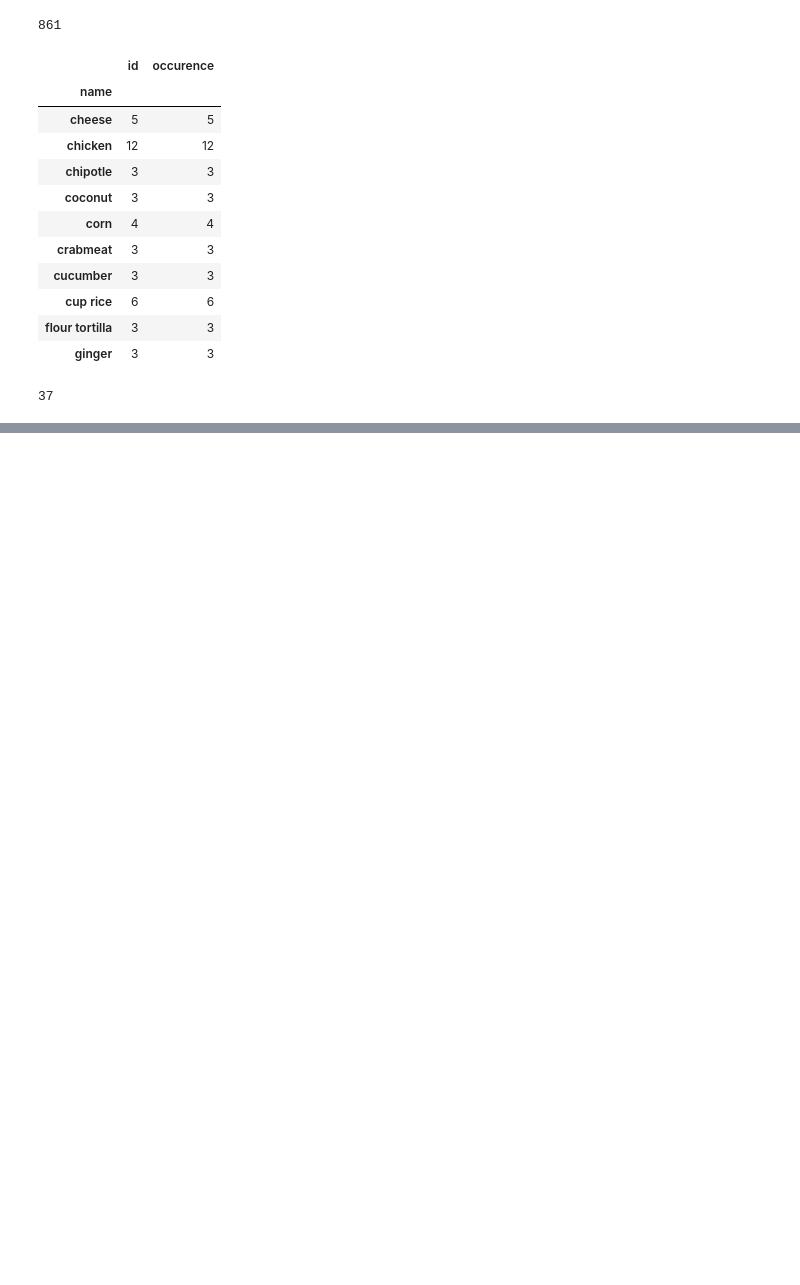
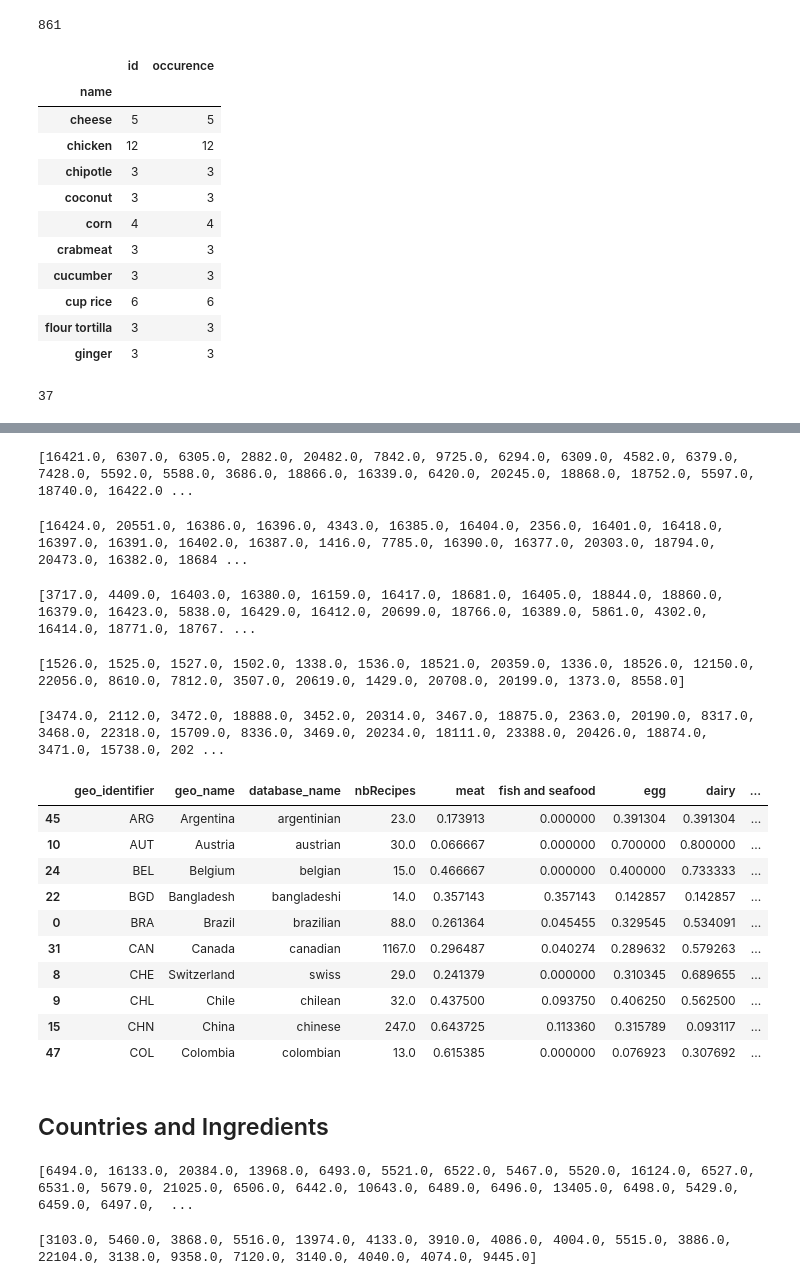
Before and after one commit to Rivollet/ADAProject, a Jupyter notebook: data-analysis/Ingredient_labelization.ipynb, the cells around one changed output, grey strips where cells are left out. Cells and saved outputs as stored; diff of their text form; code cells hidden in the pictures; blank space fills up the shorter version.

```diff
--- a/data-analysis/Ingredient_labelization.ipynb
+++ b/data-analysis/Ingredient_labelization.ipynb
@@ -299,0 +367,2 @@ df_countries.sort_index()
+# %%
+df_countries_and_types = df_countries.copy()
@@ -299,0 +397,36 @@ df_countries.sort_index()
+# %%
+fill_dataFrame_countries_ingredient_type(df_countries_and_types, df_ingredients, 'condiment')
+# %% [output]
+[16421.0, 6307.0, 6305.0, 2882.0, 20482.0, 7842.0, 9725.0, 6294.0, 6309.0, 4582.0, 6379.0, 7428.0, 5592.0, 5588.0, 3686.0, 18866.0, 16339.0, 6420.0, 20245.0, 18868.0, 18752.0, 5597.0, 18740.0, 16422.0 ...
+# %%
+fill_dataFrame_countries_ingredient_type(df_countries_and_types, df_ingredients, 'spicies')
+# %% [output]
+[16424.0, 20551.0, 16386.0, 16396.0, 4343.0, 16385.0, 16404.0, 2356.0, 16401.0, 16418.0, 16397.0, 16391.0, 16402.0, 16387.0, 1416.0, 7785.0, 16390.0, 16377.0, 20303.0, 18794.0, 20473.0, 16382.0, 18684 ...
+# %%
+fill_dataFrame_countries_ingredient_type(df_countries_and_types, df_ingredients, 'herbs')
+# %% [output]
+[3717.0, 4409.0, 16403.0, 16380.0, 16159.0, 16417.0, 18681.0, 16405.0, 18844.0, 18860.0, 16379.0, 16423.0, 5838.0, 16429.0, 16412.0, 20699.0, 18766.0, 16389.0, 5861.0, 4302.0, 16414.0, 18771.0, 18767. ...
+# %%
+fill_dataFrame_countries_ingredient_type(df_countries_and_types, df_ingredients, 'sugared')
+# %% [output]
+[1526.0, 1525.0, 1527.0, 1502.0, 1338.0, 1536.0, 18521.0, 20359.0, 1336.0, 18526.0, 12150.0, 22056.0, 8610.0, 7812.0, 3507.0, 20619.0, 1429.0, 20708.0, 20199.0, 1373.0, 8558.0]
+# %%
+fill_dataFrame_countries_ingredient_type(df_countries_and_types, df_ingredients, 'alcohol')
+# %% [output]
+[3474.0, 2112.0, 3472.0, 18888.0, 3452.0, 20314.0, 3467.0, 18875.0, 2363.0, 20190.0, 8317.0, 3468.0, 22318.0, 15709.0, 8336.0, 3469.0, 20234.0, 18111.0, 23388.0, 20426.0, 18874.0, 3471.0, 15738.0, 202 ...
+# %%
+df_countries_and_types.head(10)
+# %% [output]
+|  | geo_identifier | geo_name | database_name | nbRecipes | meat | fish and seafood | egg | dairy | ... |
+| 45 | ARG | Argentina | argentinian | 23.0 | 0.173913 | 0.000000 | 0.391304 | 0.391304 | ... |
+| 10 | AUT | Austria | austrian | 30.0 | 0.066667 | 0.000000 | 0.700000 | 0.800000 | ... |
+| 24 | BEL | Belgium | belgian | 15.0 | 0.466667 | 0.000000 | 0.400000 | 0.733333 | ... |
+| 22 | BGD | Bangladesh | bangladeshi | 14.0 | 0.357143 | 0.357143 | 0.142857 | 0.142857 | ... |
+| 0 | BRA | Brazil | brazilian | 88.0 | 0.261364 | 0.045455 | 0.329545 | 0.534091 | ... |
+| 31 | CAN | Canada | canadian | 1167.0 | 0.296487 | 0.040274 | 0.289632 | 0.579263 | ... |
+| 8 | CHE | Switzerland | swiss | 29.0 | 0.241379 | 0.000000 | 0.310345 | 0.689655 | ... |
+| 9 | CHL | Chile | chilean | 32.0 | 0.437500 | 0.093750 | 0.406250 | 0.562500 | ... |
+| 15 | CHN | China | chinese | 247.0 | 0.643725 | 0.113360 | 0.315789 | 0.093117 | ... |
+| 47 | COL | Colombia | colombian | 13.0 | 0.615385 | 0.000000 | 0.076923 | 0.307692 | ... |
+# %% [markdown]
+## Countries and Ingredients
@@ -299,0 +442,8 @@ df_countries.sort_index()
+# %%
+fill_dataFrame_countries_ingredient(df_countries_and_ingredients, df_ingredients, 'chicken')
+# %% [output]
+[6494.0, 16133.0, 20384.0, 13968.0, 6493.0, 5521.0, 6522.0, 5467.0, 5520.0, 16124.0, 6527.0, 6531.0, 5679.0, 21025.0, 6506.0, 6442.0, 10643.0, 6489.0, 6496.0, 13405.0, 6498.0, 5429.0, 6459.0, 6497.0,  ...
+# %%
+fill_dataFrame_countries_ingredient(df_countries_and_ingredients, df_ingredients, 'beef')
+# %% [output]
+[3103.0, 5460.0, 3868.0, 5516.0, 13974.0, 4133.0, 3910.0, 4086.0, 4004.0, 5515.0, 3886.0, 22104.0, 3138.0, 9358.0, 7120.0, 3140.0, 4040.0, 4074.0, 9445.0]
```
Also changed, not shown: parts of 85 cells of this notebook.
